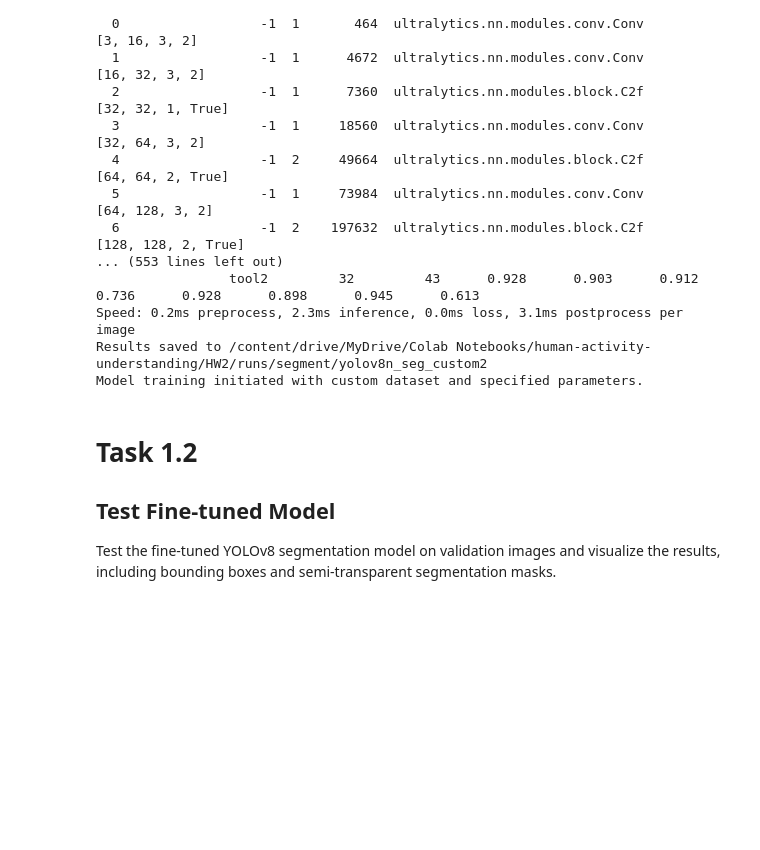
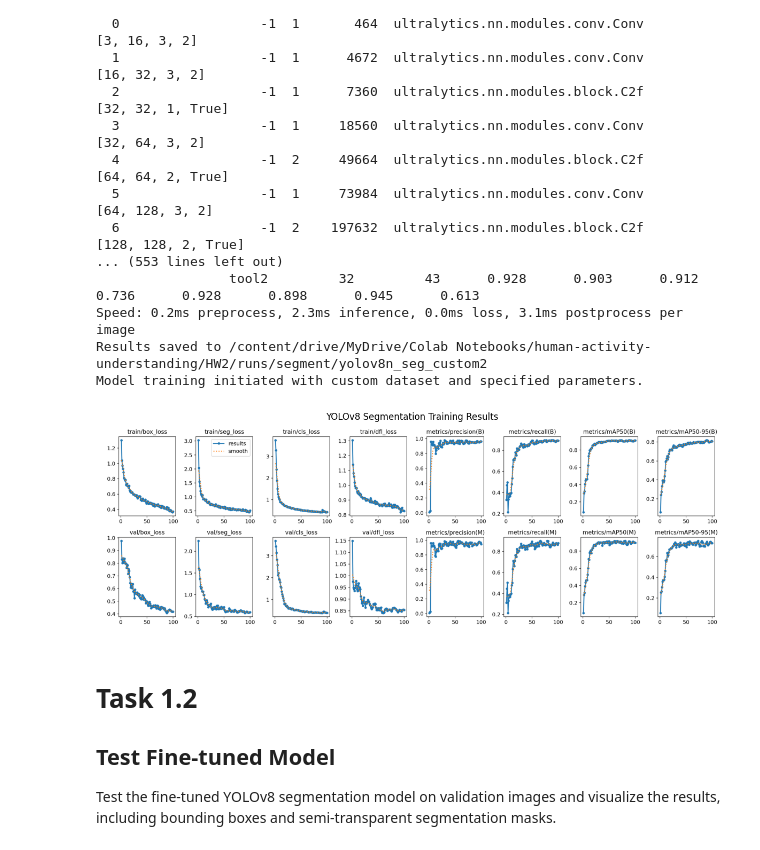
Before and after one commit to GiannosP14/PPHAU, a Jupyter notebook: NS2/HW2-1/HW2_1_fintuning_yolov8.ipynb, the cells around one changed output. Cells and saved outputs as stored; diff of their text form; code cells hidden in the pictures; blank space fills up the shorter version.

```diff
--- a/NS2/HW2-1/HW2_1_fintuning_yolov8.ipynb
+++ b/NS2/HW2-1/HW2_1_fintuning_yolov8.ipynb
@@ -251,6 +251,26 @@ Overriding model.yaml nc=80 with nc=5
 Speed: 0.2ms preprocess, 2.3ms inference, 0.0ms loss, 3.1ms postprocess per image
 Results saved to /content/drive/MyDrive/Colab Notebooks/human-activity-understanding/HW2/runs/segment/yolov8n_seg_custom2
 Model training initiated with custom dataset and specified parameters.
+# %%
+import matplotlib.pyplot as plt
+import matplotlib.image as mpimg
+import os
+
+# Plot finetuning Training Results.
+
+image_path = os.path.join('runs', 'segment', 'yolov8n_seg_custom2', 'results.png')
+
+if os.path.exists(image_path):
+    img = mpimg.imread(image_path)
+    plt.figure(figsize=(15, 8))
+    plt.imshow(img)
+    plt.title('YOLOv8 Segmentation Training Results')
+    plt.axis('off')
+    plt.show()
+else:
+    print(f"Error: Image not found at {image_path}")
+# %% [output]
+[figure, added]
 # %% [markdown]
 # Task 1.2
 ## Test Fine-tuned Model
```
Also changed, not shown: parts of 9 cells of this notebook.
